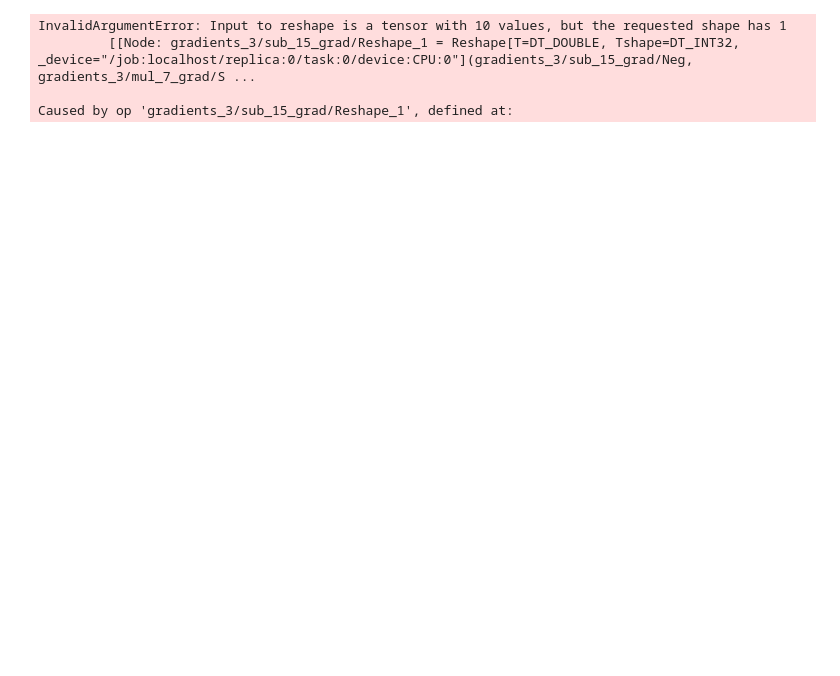
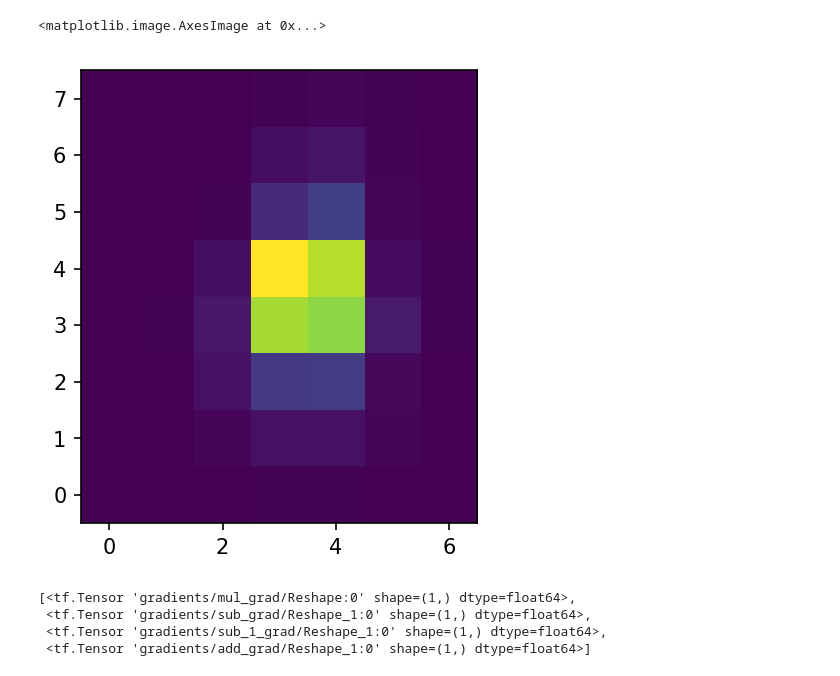
Before and after one commit to mirca/vaneska, a Jupyter notebook: interp_grad_demo.ipynb, the cells around one changed output. Saved outputs shown, nothing was run; the diff lists cells and outputs as text; code cells hidden in the pictures; blank space fills up the shorter version.

```diff
--- a/interp_grad_demo.ipynb
+++ b/interp_grad_demo.ipynb
@@ -37,0 +53,5 @@ sess.run(tf.global_variables_initializer())
+# %%
+plt.imshow(sess.run(model), origin='lower')
+# %% [output]
+<matplotlib.image.AxesImage at 0x...>
+[figure, added]
@@ -38,7 +64,9 @@ sess.run(tf.global_variables_initializer())
+# %%
+grad
+# %% [output]
+[<tf.Tensor 'gradients/mul_grad/Reshape:0' shape=(1,) dtype=float64>,
+ <tf.Tensor 'gradients/sub_grad/Reshape_1:0' shape=(1,) dtype=float64>,
+ <tf.Tensor 'gradients/sub_1_grad/Reshape_1:0' shape=(1,) dtype=float64>,
+ <tf.Tensor 'gradients/add_grad/Reshape_1:0' shape=(1,) dtype=float64>]
 # %%
-sess.run(grad)
+sess.run(tf.global_variables_initializer())
-# %% [output]
-InvalidArgumentError: Input to reshape is a tensor with 10 values, but the requested shape has 1
-         [[Node: gradients_3/sub_15_grad/Reshape_1 = Reshape[T=DT_DOUBLE, Tshape=DT_INT32, _device="/job:localhost/replica:0/task:0/device:CPU:0"](gradients_3/sub_15_grad/Neg, gradients_3/mul_7_grad/S ...
-
-Caused by op 'gradients_3/sub_15_grad/Reshape_1', defined at:
```
Also changed, not shown: parts of 35 cells of this notebook, 1 other file.
